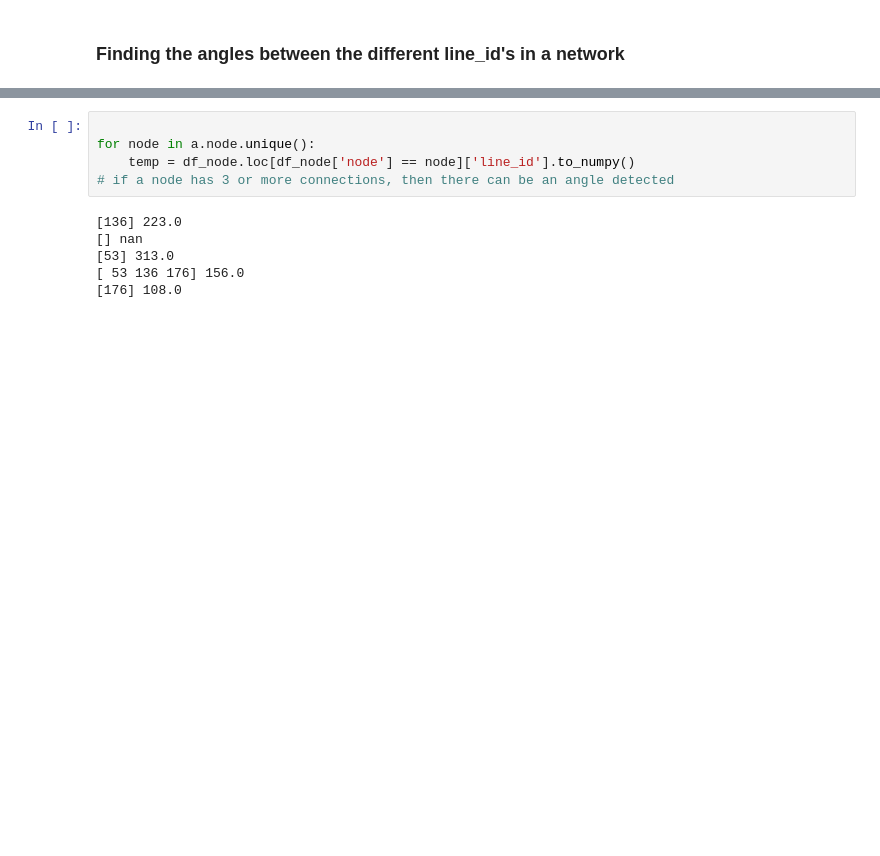
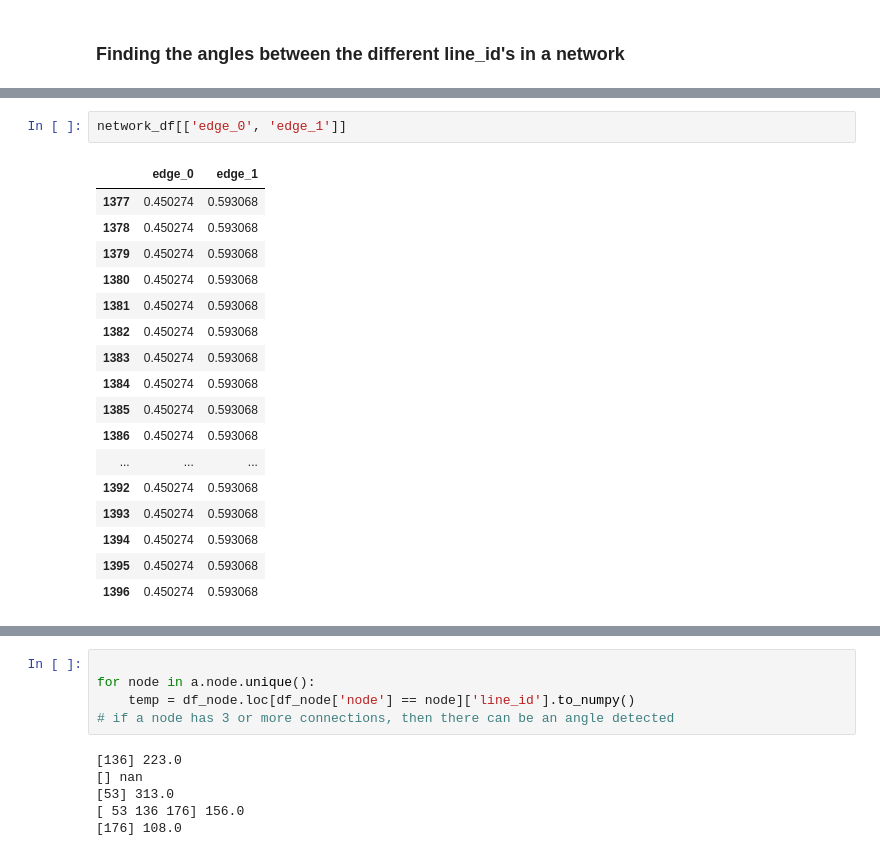
Before and after one commit to NotRithik/Mitochondrial-Function-Prediction, a Jupyter notebook: AngleDetection.ipynb, the cells around one changed output, grey strips where cells are left out. Cells and saved outputs as stored; diff of their text form; blank space fills up the shorter version.

```diff
--- a/AngleDetection.ipynb
+++ b/AngleDetection.ipynb
@@ -206,0 +205,20 @@ a
+# %%
+network_df[['edge_0', 'edge_1']]
+# %% [output]
+|  | edge_0 | edge_1 |
+| 1377 | 0.450274 | 0.593068 |
+| 1378 | 0.450274 | 0.593068 |
+| 1379 | 0.450274 | 0.593068 |
+| 1380 | 0.450274 | 0.593068 |
+| 1381 | 0.450274 | 0.593068 |
+| 1382 | 0.450274 | 0.593068 |
+| 1383 | 0.450274 | 0.593068 |
+| 1384 | 0.450274 | 0.593068 |
+| 1385 | 0.450274 | 0.593068 |
+| 1386 | 0.450274 | 0.593068 |
+| ... | ... | ... |
+| 1392 | 0.450274 | 0.593068 |
+| 1393 | 0.450274 | 0.593068 |
+| 1394 | 0.450274 | 0.593068 |
+| 1395 | 0.450274 | 0.593068 |
+| 1396 | 0.450274 | 0.593068 |
```
Also changed, not shown: parts of 6 cells of this notebook, 2 other files.
